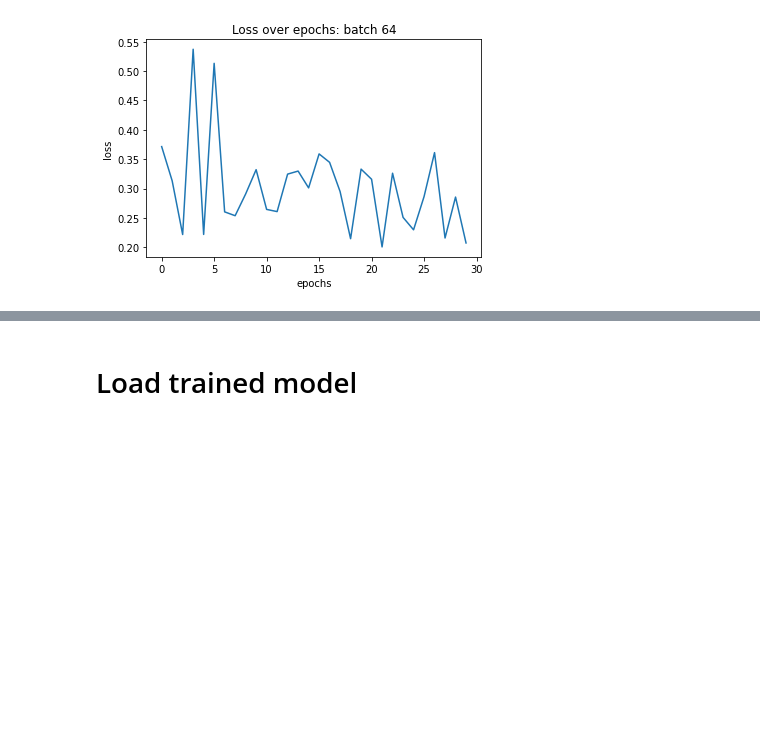
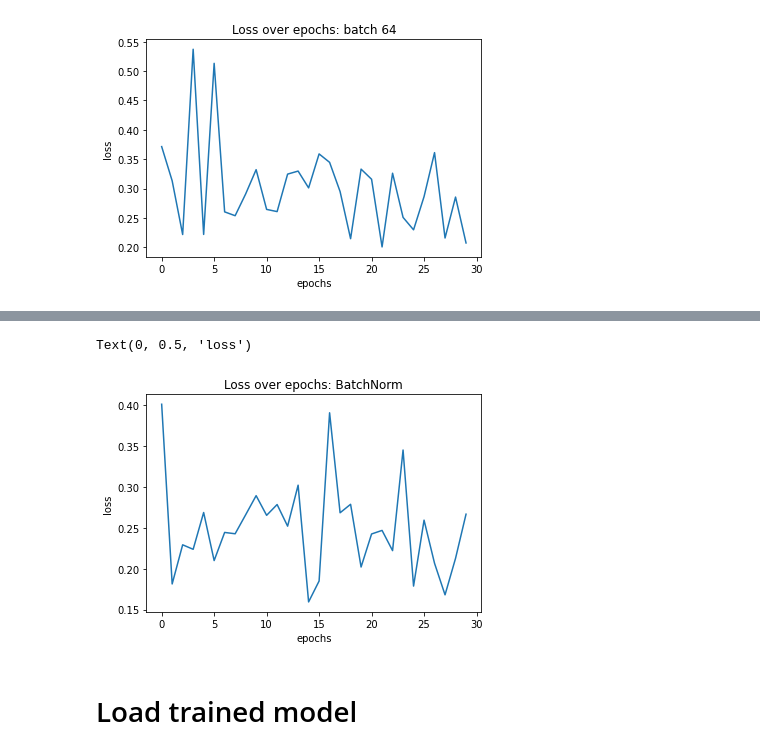
Before and after one commit to yonbrand/Gait-Recognition, a Jupyter notebook: gait_segmentation.ipynb, the cells around one changed output, grey strips where cells are left out. Saved outputs shown, nothing was run; the diff lists cells and outputs as text; code cells hidden in the pictures; blank space fills up the shorter version.

```diff
--- a/gait_segmentation.ipynb
+++ b/gait_segmentation.ipynb
@@ -444,3 +633,11 @@ Text(0, 0.5, 'loss')
+# %%
+plt.plot(all_train_loss_norm)
+plt.title('Loss over epochs: BatchNorm')
+plt.xlabel('epochs')
+plt.ylabel('loss')
+# %% [output]
+Text(0, 0.5, 'loss')
+[figure, added]
 # %% [markdown]
 # Load trained model
 # %%
```
Also changed, not shown: parts of 9 cells of this notebook.
